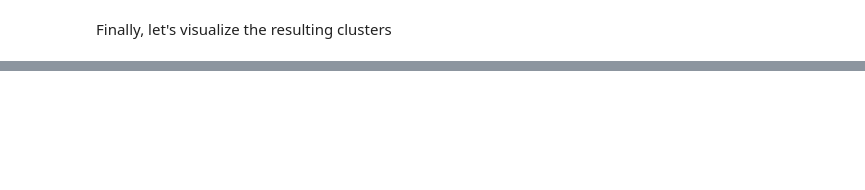
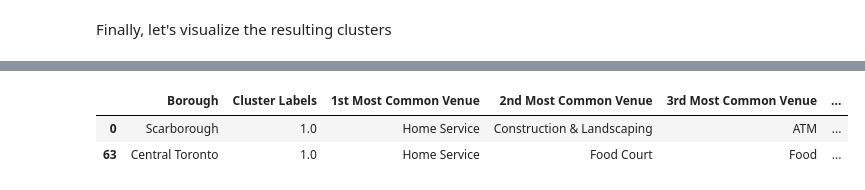
Before and after one commit to tonnyeremin/Urban-Data-Science, a Jupyter notebook: Coursera Capstone.ipynb, the cells around one changed output, grey strips where cells are left out. Drawn from its saved outputs; the diff is of its cells as text; code cells hidden in the pictures; blank space fills up the shorter version.

```diff
--- a/Coursera Capstone.ipynb
+++ b/Coursera Capstone.ipynb
@@ -542,0 +527,6 @@ map_clusters
+# %%
+toronto_merged.loc[toronto_merged['Cluster Labels'] == 1, toronto_merged.columns[[1] + list(range(5, toronto_merged.shape[1]))]]
+# %% [output]
+|  | Borough | Cluster Labels | 1st Most Common Venue | 2nd Most Common Venue | 3rd Most Common Venue | ... |
+| 0 | Scarborough | 1.0 | Home Service | Construction & Landscaping | ATM | ... |
+| 63 | Central Toronto | 1.0 | Home Service | Food Court | Food | ... |
```
Also changed, not shown: parts of 7 cells of this notebook.
